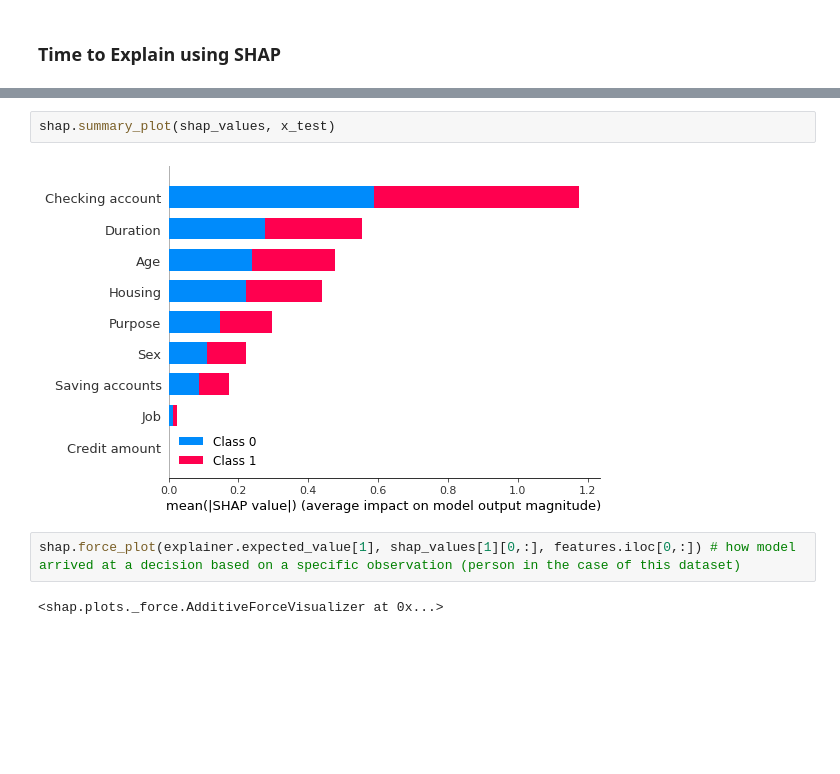
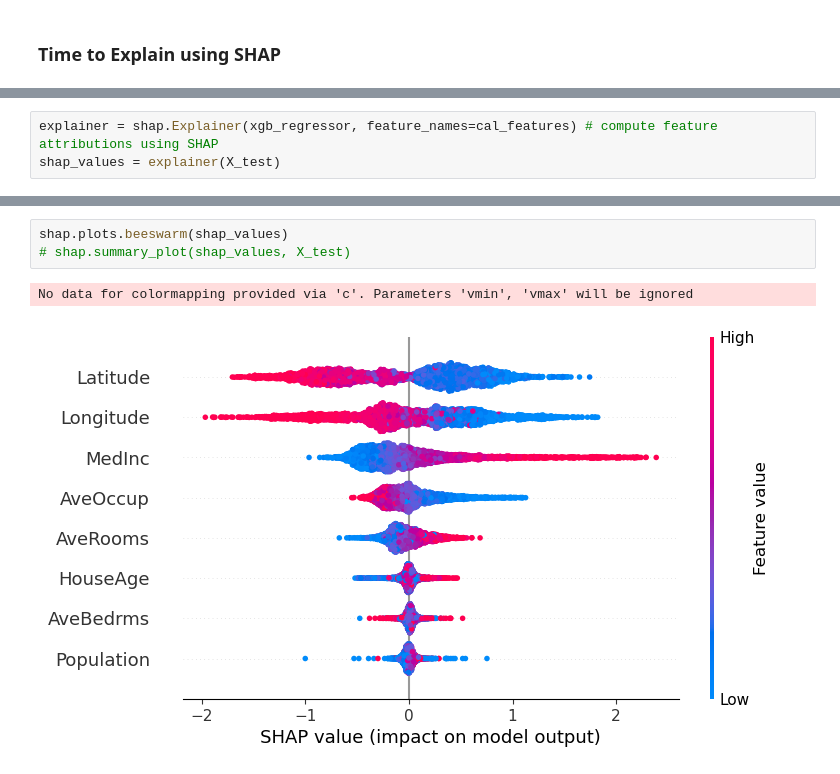
Before and after one commit to lulock/xai_minis, a Jupyter notebook: SHAP/shap_cal.ipynb, the cells around one changed output, grey strips where cells are left out. Saved outputs shown, nothing was run; the diff lists cells and outputs as text; blank space fills up the shorter version.

Commit message:
more shap on california dataset

```diff
--- a/SHAP/shap_cal.ipynb
+++ b/SHAP/shap_cal.ipynb
@@ -88,0 +84,3 @@ LightGBM binary classifier with TreeExplainer shap values output has changed to
+# %%
+explainer = shap.Explainer(xgb_regressor, feature_names=cal_features) # compute feature attributions using SHAP
+shap_values = explainer(X_test)
@@ -89,8 +103,6 @@ LightGBM binary classifier with TreeExplainer shap values output has changed to
 # %%
-shap.summary_plot(shap_values, x_test)
+shap.plots.beeswarm(shap_values)
+# shap.summary_plot(shap_values, X_test)
 # %% [output]
+No data for colormapping provided via 'c'. Parameters 'vmin', 'vmax' will be ignored
-[figure, old version]
+[figure, new version]
-# %%
-shap.force_plot(explainer.expected_value[1], shap_values[1][0,:], features.iloc[0,:]) # how model arrived at a decision based on a specific observation (person in the case of this dataset)
-# %% [output]
-<shap.plots._force.AdditiveForceVisualizer at 0x...>
```
Also changed, not shown: parts of 13 cells of this notebook.
